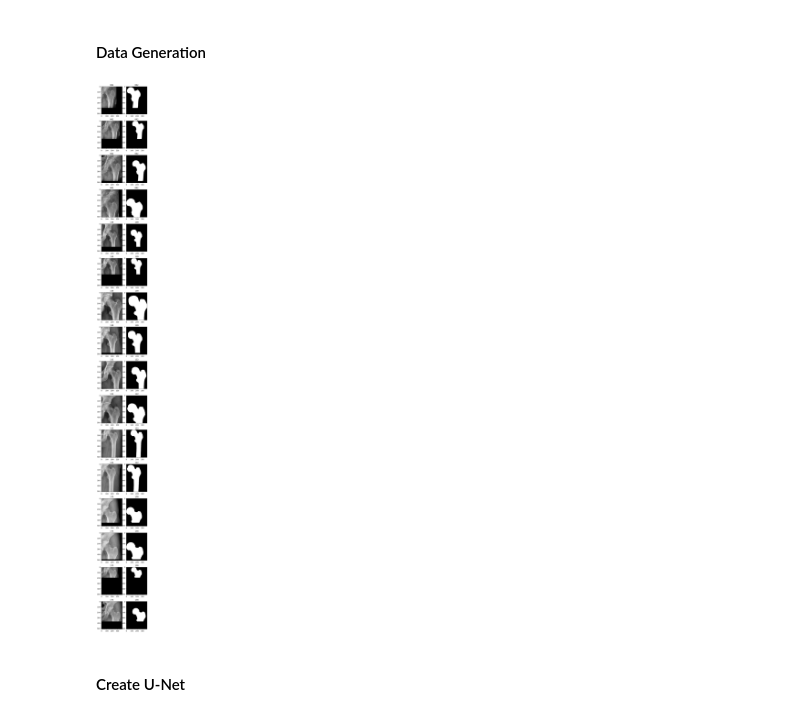
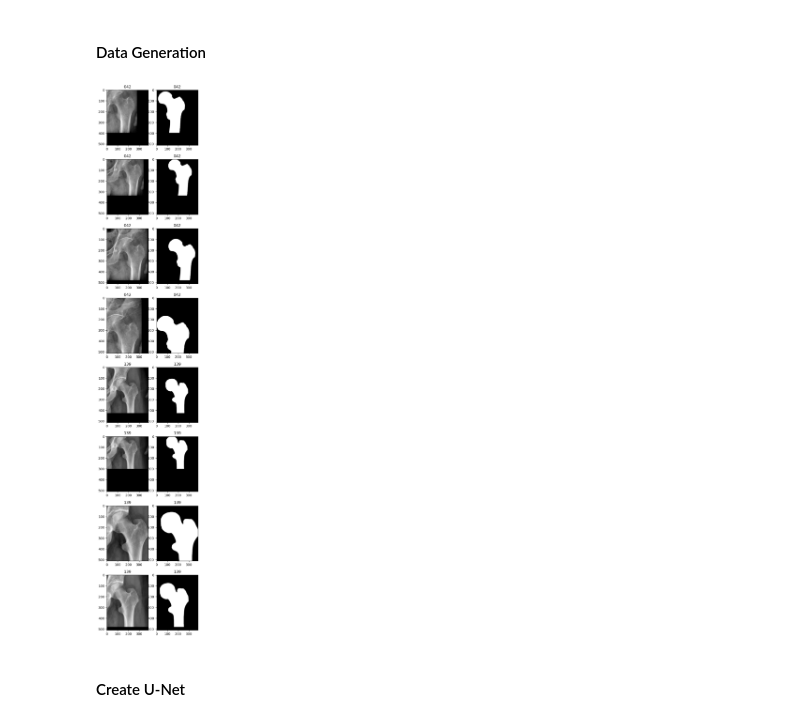
Before and after one commit to hmralavi/FemurSegmentation, a Jupyter notebook: Main_accurate.ipynb, the cells around one changed output. Cells and saved outputs as stored; diff of their text form; code cells hidden in the pictures.

```diff
--- a/Main_accurate.ipynb
+++ b/Main_accurate.ipynb
@@ -14,7 +14,7 @@ import pickle
 # %%
 path_training_dataset = "D:\\Work\\Sarbazi\\data\\all_data\\training"
 path_testing_dataset = "D:\\Work\\Sarbazi\\data\\all_data\\testing"
-batch_size = 4
+batch_size = 2
 femur_locator = False
 if femur_locator:
     # for femur locator
@@ -35,15 +35,15 @@ testing_data = MyUtils.DataGenerator(path_testing_dataset, batch_size, image_sha
 # %%
 batch_id = 0
 sample_batch_image, sample_batch_mask = training_data.__getitem__(batch_id)
 img_ids = training_data._get_image_ids(batch_id)
-fig, ax = plt.subplots(sample_batch_image.shape[0], 2, figsize=(5, 60))
+fig, ax = plt.subplots(sample_batch_image.shape[0], 2, figsize=(5, 30))
 for i in range(sample_batch_image.shape[0]):
     ax[i, 0].imshow(sample_batch_image[i,:,:,0],cmap='gray')
     ax[i, 0].set_title(str(img_ids[i//naugment]).zfill(3))
     ax[i, 1].imshow(sample_batch_mask[i,:,:,0],cmap='gray')
     ax[i, 1].set_title(str(img_ids[i//naugment]).zfill(3))
 # %% [output]
-[figure, old version]
+[figure, new version]
 # %% [markdown]
 #### Create U-Net
 # %%
```
Also changed, not shown: parts of 13 cells of this notebook, 3 other files.
